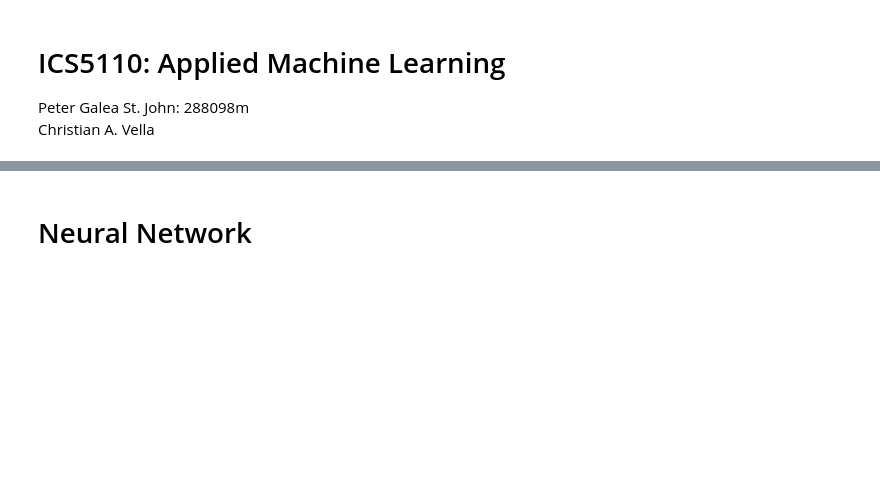
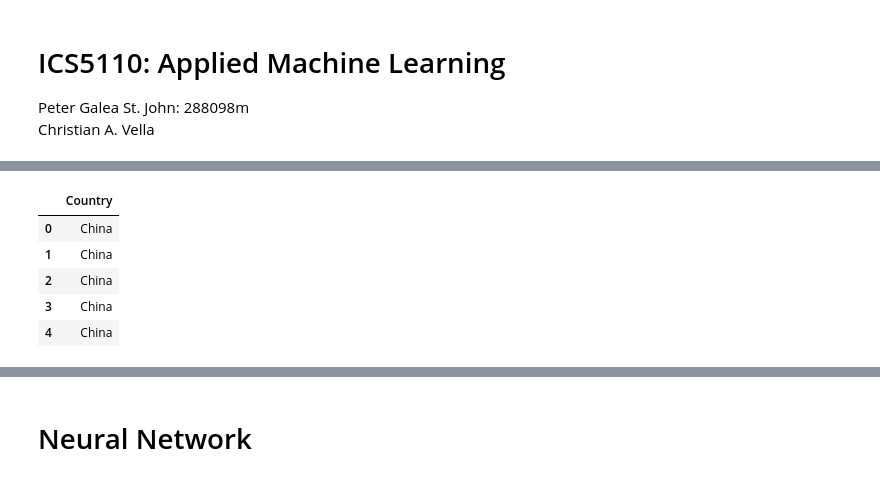
Before and after one commit to cvella/Applied-Machine-Learning, a Jupyter notebook: Applied_Machine_Learning_Assignment.ipynb, the cells around one changed output, grey strips where cells are left out. Cells and saved outputs as stored; diff of their text form; code cells hidden in the pictures; blank space fills up the shorter version.

```diff
--- a/Applied_Machine_Learning_Assignment.ipynb
+++ b/Applied_Machine_Learning_Assignment.ipynb
@@ -45,0 +44,10 @@ r =
+# %%
+obj_df = df.select_dtypes(include=['object']).copy()
+obj_df.head()
+# %% [output]
+|  | Country |
+| 0 | China |
+| 1 | China |
+| 2 | China |
+| 3 | China |
+| 4 | China |
```
Also changed, not shown: parts of 20 cells of this notebook.
